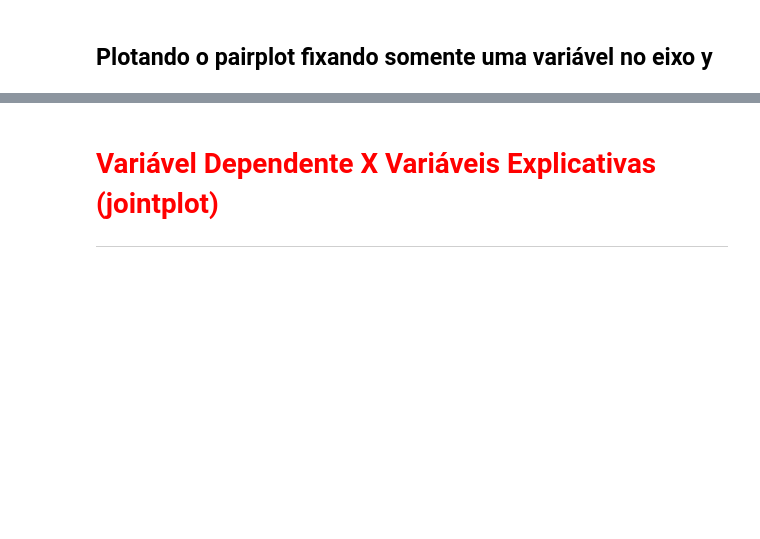
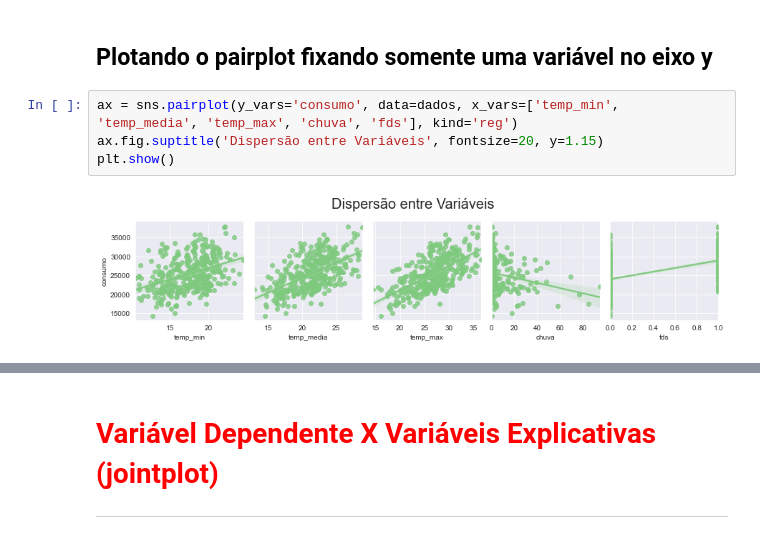
Before and after one commit to guilhermebap/Data-science-personal-study, a Jupyter notebook: Alura/ML/Regressão Linear.ipynb, the cells around one changed output, grey strips where cells are left out. Saved outputs shown, nothing was run; the diff lists cells and outputs as text; blank space fills up the shorter version.

```diff
--- a/Alura/ML/Regressão Linear.ipynb
+++ b/Alura/ML/Regressão Linear.ipynb
@@ -217,2 +225,8 @@ https://seaborn.pydata.org/generated/seaborn.pairplot.html?highlight=pairplot#se
 # %% [markdown]
 ## Plotando o pairplot fixando somente uma variável no eixo y
+# %%
+ax = sns.pairplot(y_vars='consumo', data=dados, x_vars=['temp_min', 'temp_media', 'temp_max', 'chuva', 'fds'], kind='reg')
+ax.fig.suptitle('Dispersão entre Variáveis', fontsize=20, y=1.15)
+plt.show()
+# %% [output]
+[figure, added]
```
Also changed, not shown: parts of 4 cells of this notebook.
